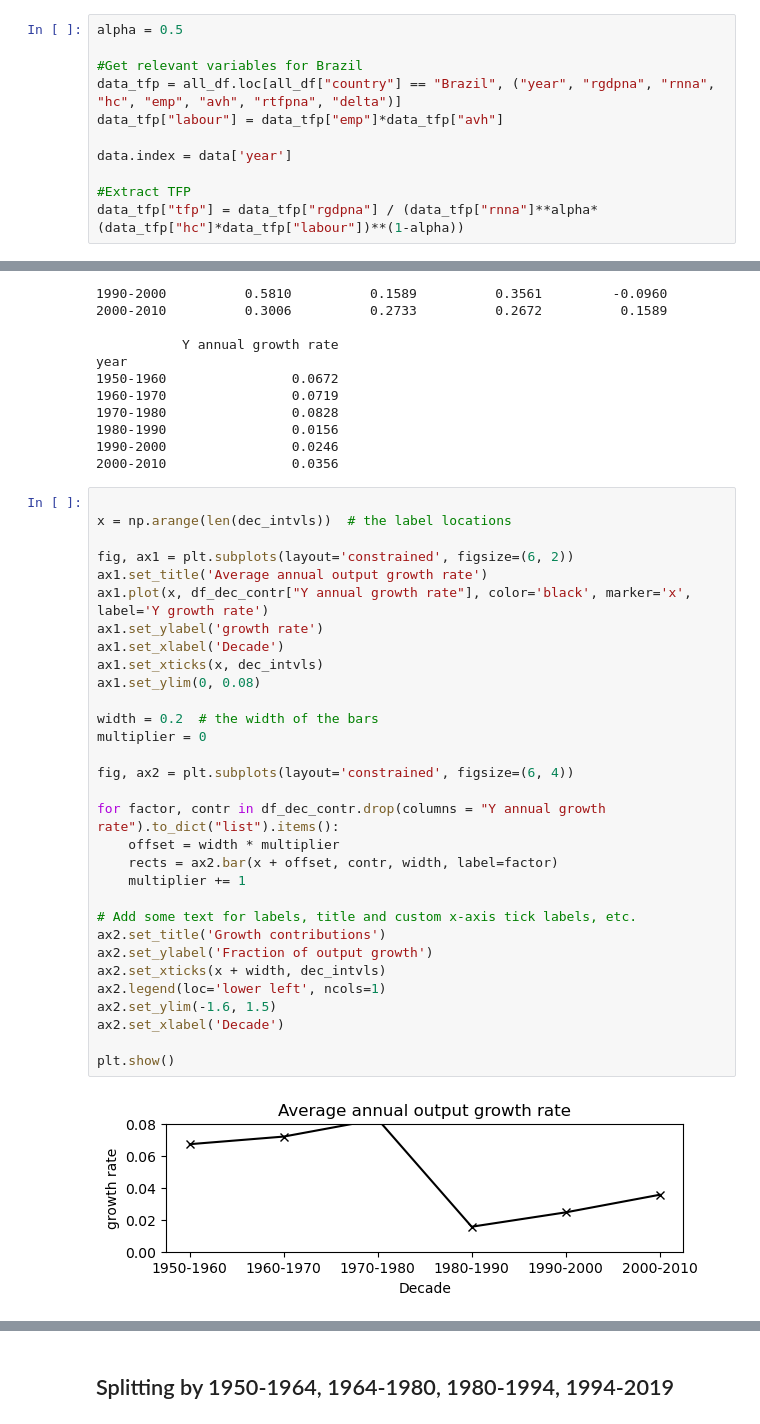
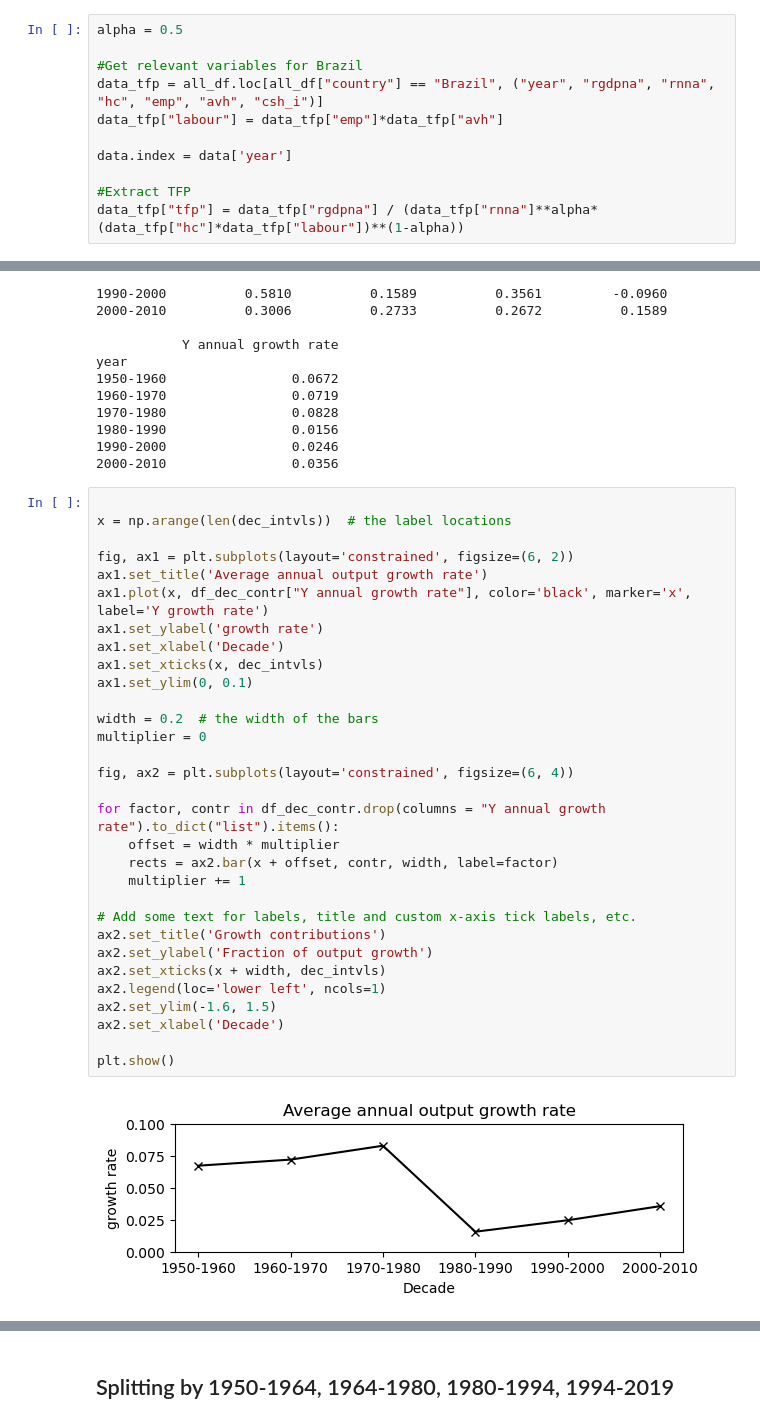
Before and after one commit to Jessie-Fung/ec2b1-brazil, a Jupyter notebook: code/code.ipynb, the cells around one changed output, grey strips where cells are left out. Saved outputs shown, nothing was run; the diff lists cells and outputs as text.

```diff
--- a/code/code.ipynb
+++ b/code/code.ipynb
@@ -337,7 +337,7 @@ Therefore,
 alpha = 0.5
 
 #Get relevant variables for Brazil
-data_tfp = all_df.loc[all_df["country"] == "Brazil", ("year", "rgdpna", "rnna", "hc", "emp", "avh", "rtfpna", "delta")]
+data_tfp = all_df.loc[all_df["country"] == "Brazil", ("year", "rgdpna", "rnna", "hc", "emp", "avh", "csh_i")]
 data_tfp["labour"] = data_tfp["emp"]*data_tfp["avh"]
 
 data.index = data['year']
@@ -476,35 +476,35 @@ year
 
 x = np.arange(len(dec_intvls))  # the label locations
 
 fig, ax1 = plt.subplots(layout='constrained', figsize=(6, 2))
 ax1.set_title('Average annual output growth rate')
 ax1.plot(x, df_dec_contr["Y annual growth rate"], color='black', marker='x', label='Y growth rate')
 ax1.set_ylabel('growth rate')
 ax1.set_xlabel('Decade')
 ax1.set_xticks(x, dec_intvls)
-ax1.set_ylim(0, 0.08)
+ax1.set_ylim(0, 0.1)
 
 width = 0.2  # the width of the bars
 multiplier = 0
 
 fig, ax2 = plt.subplots(layout='constrained', figsize=(6, 4))
 
 for factor, contr in df_dec_contr.drop(columns = "Y annual growth rate").to_dict("list").items():
     offset = width * multiplier
     rects = ax2.bar(x + offset, contr, width, label=factor)
     multiplier += 1
 
 # Add some text for labels, title and custom x-axis tick labels, etc.
 ax2.set_title('Growth contributions')
 ax2.set_ylabel('Fraction of output growth')
 ax2.set_xticks(x + width, dec_intvls)
 ax2.legend(loc='lower left', ncols=1)
 ax2.set_ylim(-1.6, 1.5)
 ax2.set_xlabel('Decade')
 
 plt.show()
 # %% [output]
-[figure, old version]
+[figure, new version]
 [figure]
 # %% [markdown]
 ## Splitting by 1950-1964, 1964-1980, 1980-1994, 1994-2019
```
Also changed, not shown: parts of 22 cells of this notebook, 1 other file.
